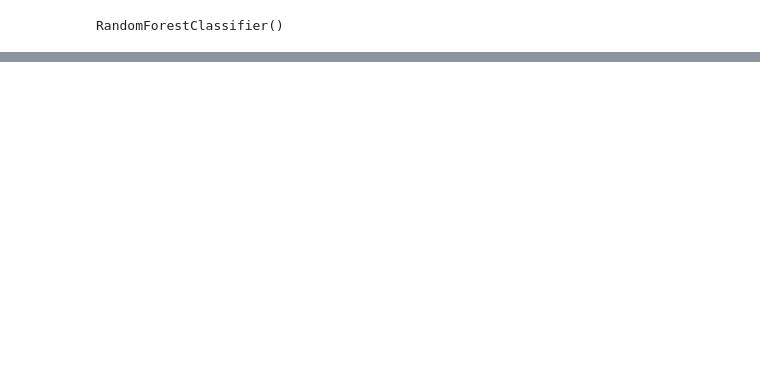
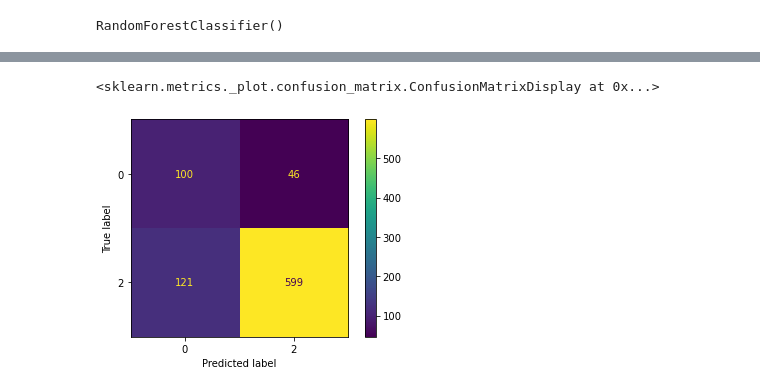
Before and after one commit to markjh2323/phase_4_project, a Jupyter notebook: crowdflower-brands-and-product-emotions/project_work/binary_models.ipynb, the cells around one changed output, grey strips where cells are left out. Cells and saved outputs as stored; diff of their text form; code cells hidden in the pictures; blank space fills up the shorter version.

Commit message:
smoted and bigrams models in binary models file

```diff
--- a/crowdflower-brands-and-product-emotions/project_work/binary_models.ipynb
+++ b/crowdflower-brands-and-product-emotions/project_work/binary_models.ipynb
@@ -111,3 +112,14 @@ plot_confusion_matrix(gboost, X_test_vect, y_test)
 # %%
 oversample = SMOTE()
 X_train_vect_smote, y_smote = oversample.fit_resample(X_train_vect, y_train)
+# %%
+cnb = ComplementNB()
+
+cnb.fit(X_train_vect_smote, y_smote)
+
+y_preds_cnb = cnb.predict(X_test_vect)
+# %%
+plot_confusion_matrix(cnb, X_test_vect, y_test)
+# %% [output]
+<sklearn.metrics._plot.confusion_matrix.ConfusionMatrixDisplay at 0x...>
+[figure, added]
```
Also changed, not shown: parts of 12 cells of this notebook.
